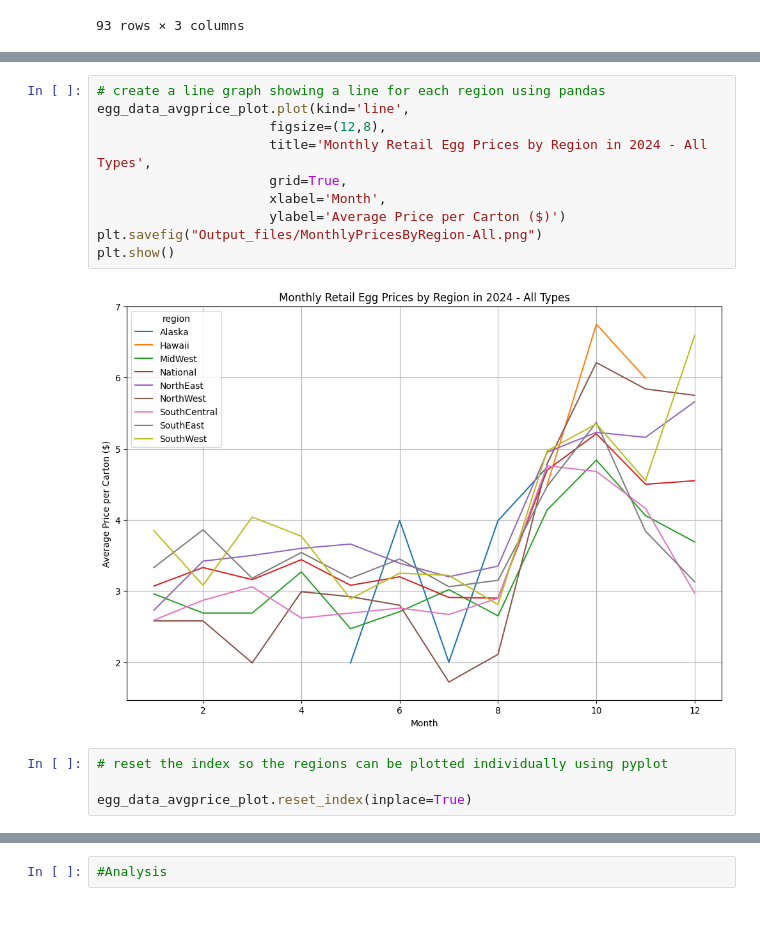
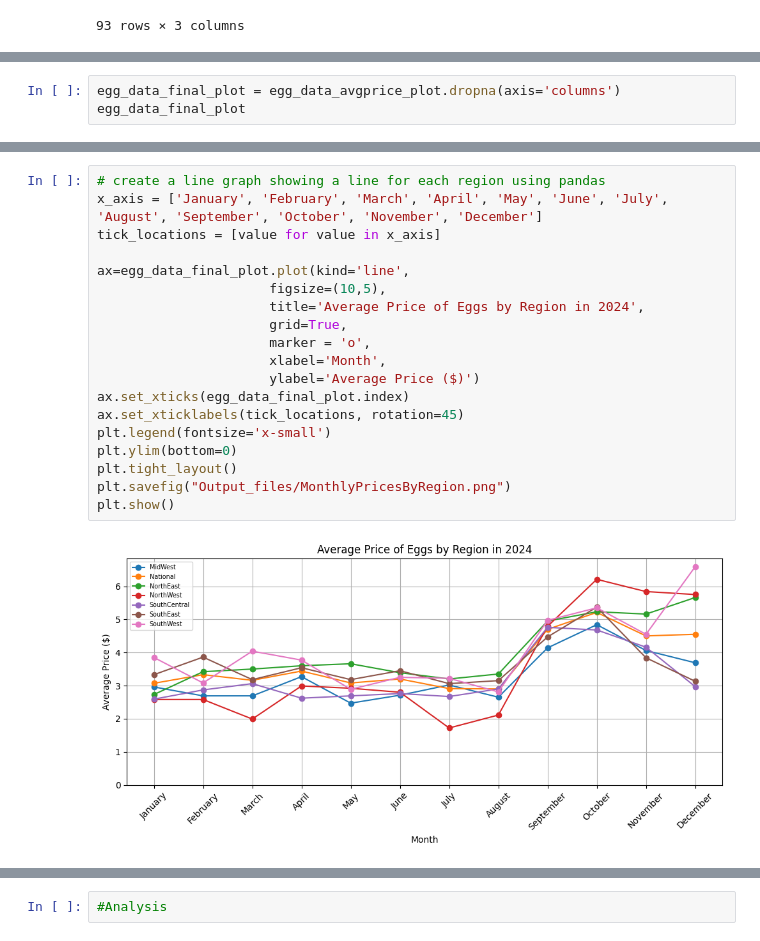
Before and after one commit to country4livin/Project-1-Repo, a Jupyter notebook: RegionalStudy2024monthly.ipynb, the cells around one changed output, grey strips where cells are left out. Drawn from its saved outputs; the diff is of its cells as text.

Commit message:
updated graphs

```diff
--- a/RegionalStudy2024monthly.ipynb
+++ b/RegionalStudy2024monthly.ipynb
@@ -240,3 +162,6 @@ egg_data_avgprice_plot
 | 10 | NaN | 6.75 | 4.84 | 5.21 | 5.23 | 6.21 | 4.68 | 5.37 | 5.35 |
 | 11 | NaN | 5.99 | 4.06 | 4.50 | 5.16 | 5.84 | 4.16 | 3.84 | 4.55 |
 | 12 | NaN | NaN | 3.69 | 4.55 | 5.66 | 5.75 | 2.97 | 3.13 | 6.59 |
+# %%
+egg_data_final_plot = egg_data_avgprice_plot.dropna(axis='columns')
+egg_data_final_plot
@@ -243,17 +183,22 @@ egg_data_avgprice_plot
 # %%
 # create a line graph showing a line for each region using pandas
-egg_data_avgprice_plot.plot(kind='line',
-                      figsize=(12,8),
-                      title='Monthly Retail Egg Prices by Region in 2024 - All Types',
+x_axis = ['January', 'February', 'March', 'April', 'May', 'June', 'July', 'August', 'September', 'October', 'November', 'December']
+tick_locations = [value for value in x_axis]
+
+ax=egg_data_final_plot.plot(kind='line',
+                      figsize=(10,5),
+                      title='Average Price of Eggs by Region in 2024',
                       grid=True,
+                      marker = 'o',
                       xlabel='Month',
-                      ylabel='Average Price per Carton ($)')
-plt.savefig("Output_files/MonthlyPricesByRegion-All.png")
+                      ylabel='Average Price ($)')
+ax.set_xticks(egg_data_final_plot.index)
+ax.set_xticklabels(tick_locations, rotation=45)
+plt.legend(fontsize='x-small')
+plt.ylim(bottom=0)
+plt.tight_layout()
+plt.savefig("Output_files/MonthlyPricesByRegion.png")
 plt.show()
 # %% [output]
-[figure, old version]
+[figure, new version]
-# %%
-# reset the index so the regions can be plotted individually using pyplot
-
-egg_data_avgprice_plot.reset_index(inplace=True)
 # %%
```
Also changed, not shown: parts of 7 cells of this notebook, 6 other files.
